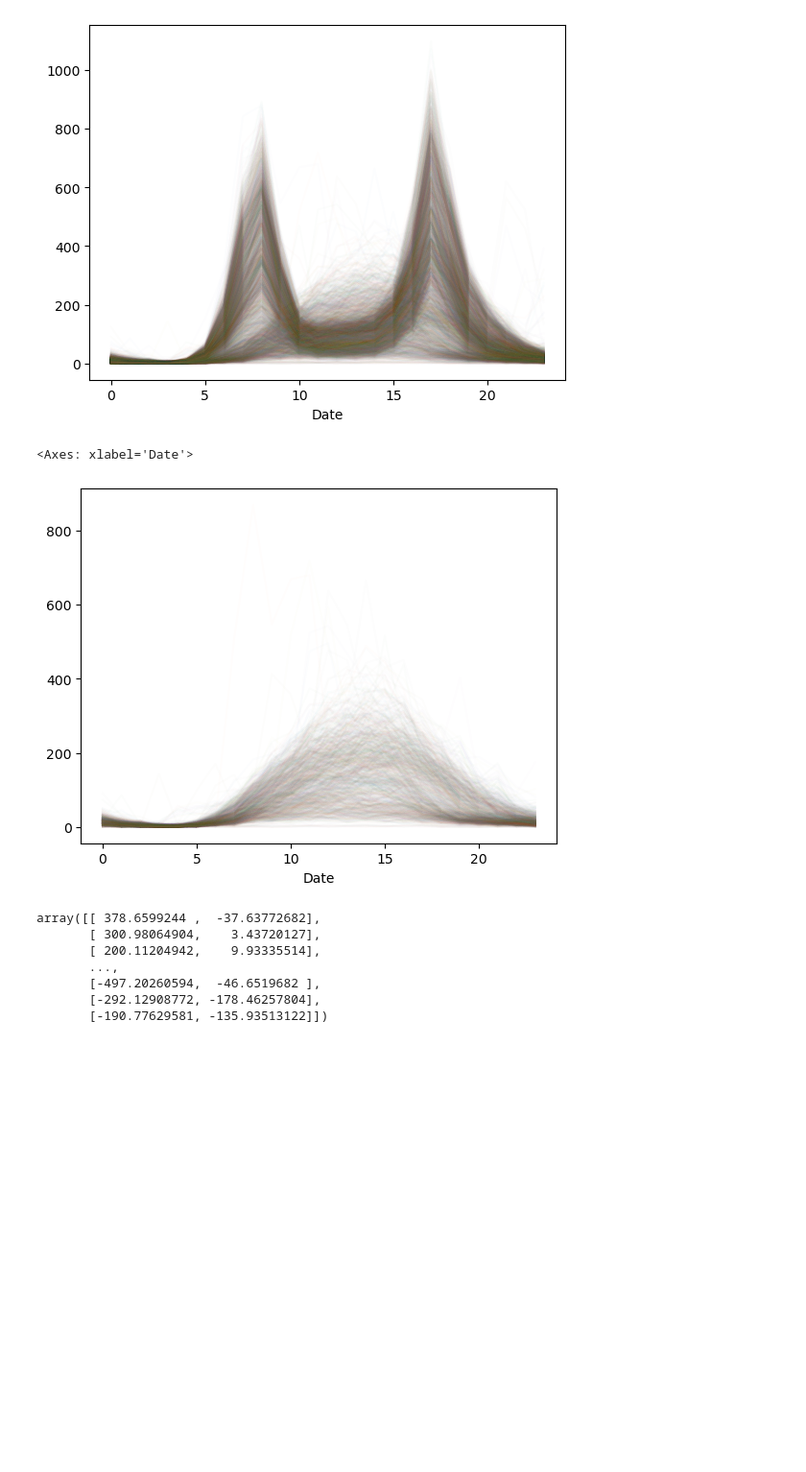
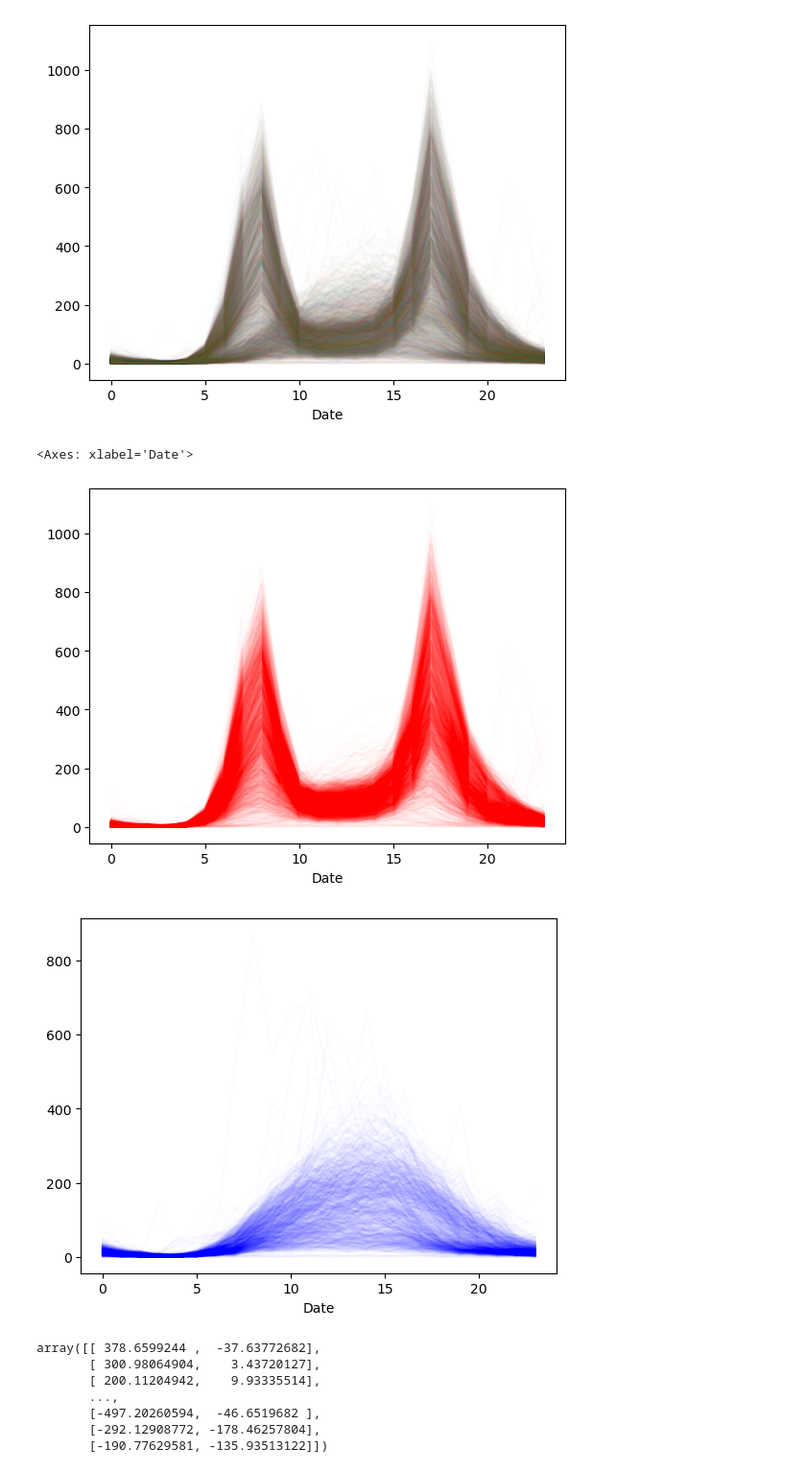
Before and after one commit to xiongyaohua/traffic-data-analysis, a Jupyter notebook: 2023/13-案例：流量数据分析/流量数据分析.ipynb, the cells around one changed output. Shown at 96% size. Saved outputs shown, nothing was run; the diff lists cells and outputs as text; code cells hidden in the pictures; blank space fills up the shorter version.

```diff
--- a/2023/13-案例：流量数据分析/流量数据分析.ipynb
+++ b/2023/13-案例：流量数据分析/流量数据分析.ipynb
@@ -155,10 +160,12 @@ daily_variations.T.plot(legend=False, alpha=0.01)
 daily_variations.index = pd.to_datetime(daily_variations.index)
 # %%
 is_weekend = daily_variations.index.dayofweek > 4
-daily_variations[is_weekend].T.plot(legend=False, alpha=0.01)
+daily_variations[np.logical_not(is_weekend)].T.plot(legend=False, alpha=0.01, c="red")
+daily_variations[is_weekend].T.plot(legend=False, alpha=0.01, c="blue")
 # %% [output]
 <Axes: xlabel='Date'>
-[figure, old version]
+[figure, new version]
+[figure, added]
 # %%
 X = daily_variations.fillna(0).values
 # %%
```
Also changed, not shown: parts of 10 cells of this notebook.
